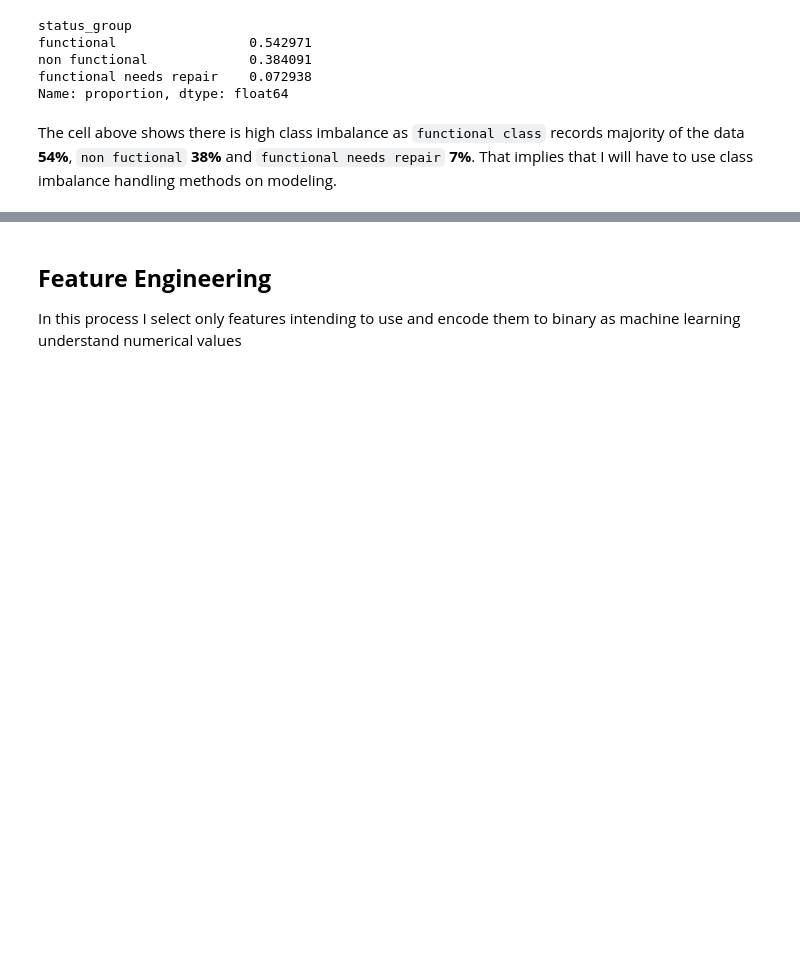
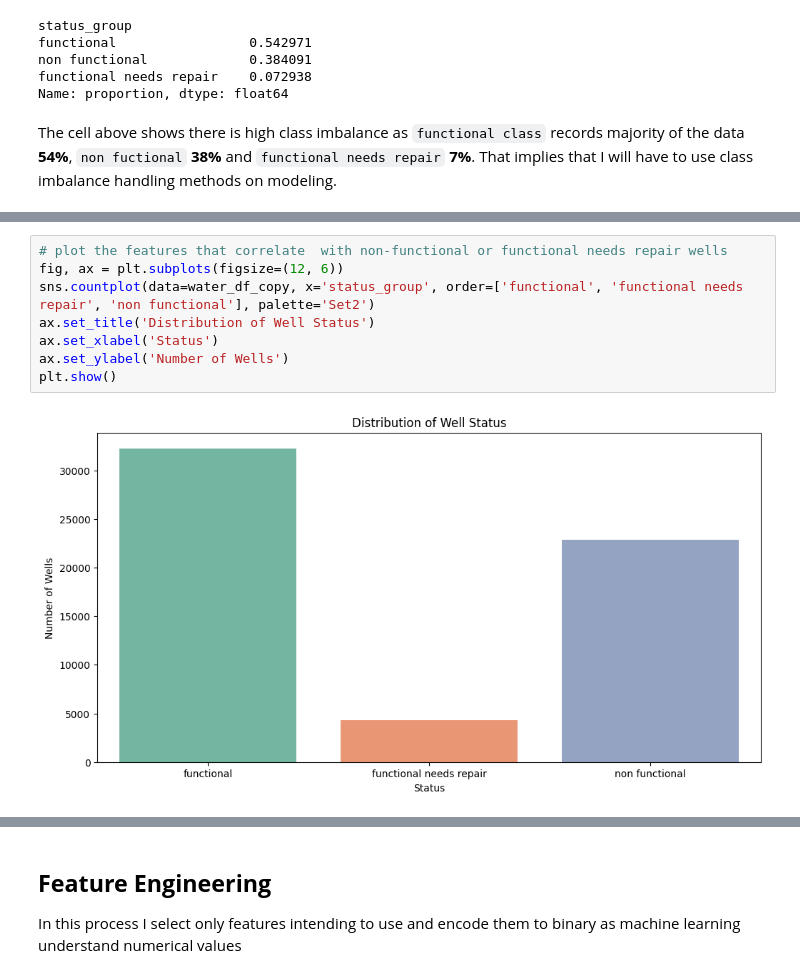
Before and after one commit to RonnyMuthomi/tanzania-water-well-status-classifier, a Jupyter notebook: index.ipynb, the cells around one changed output, grey strips where cells are left out. Cells and saved outputs as stored; diff of their text form; blank space fills up the shorter version.

```diff
--- a/index.ipynb
+++ b/index.ipynb
@@ -474,0 +483,10 @@ The cell above shows there is high class imbalance as `functional class` records
+# %%
+# plot the features that correlate  with non-functional or functional needs repair wells
+fig, ax = plt.subplots(figsize=(12, 6))
+sns.countplot(data=water_df_copy, x='status_group', order=['functional', 'functional needs repair', 'non functional'], palette='Set2')
+ax.set_title('Distribution of Well Status')
+ax.set_xlabel('Status')
+ax.set_ylabel('Number of Wells')
+plt.show()
+# %% [output]
+[figure, added]
```
Also changed, not shown: parts of 21 cells of this notebook.
